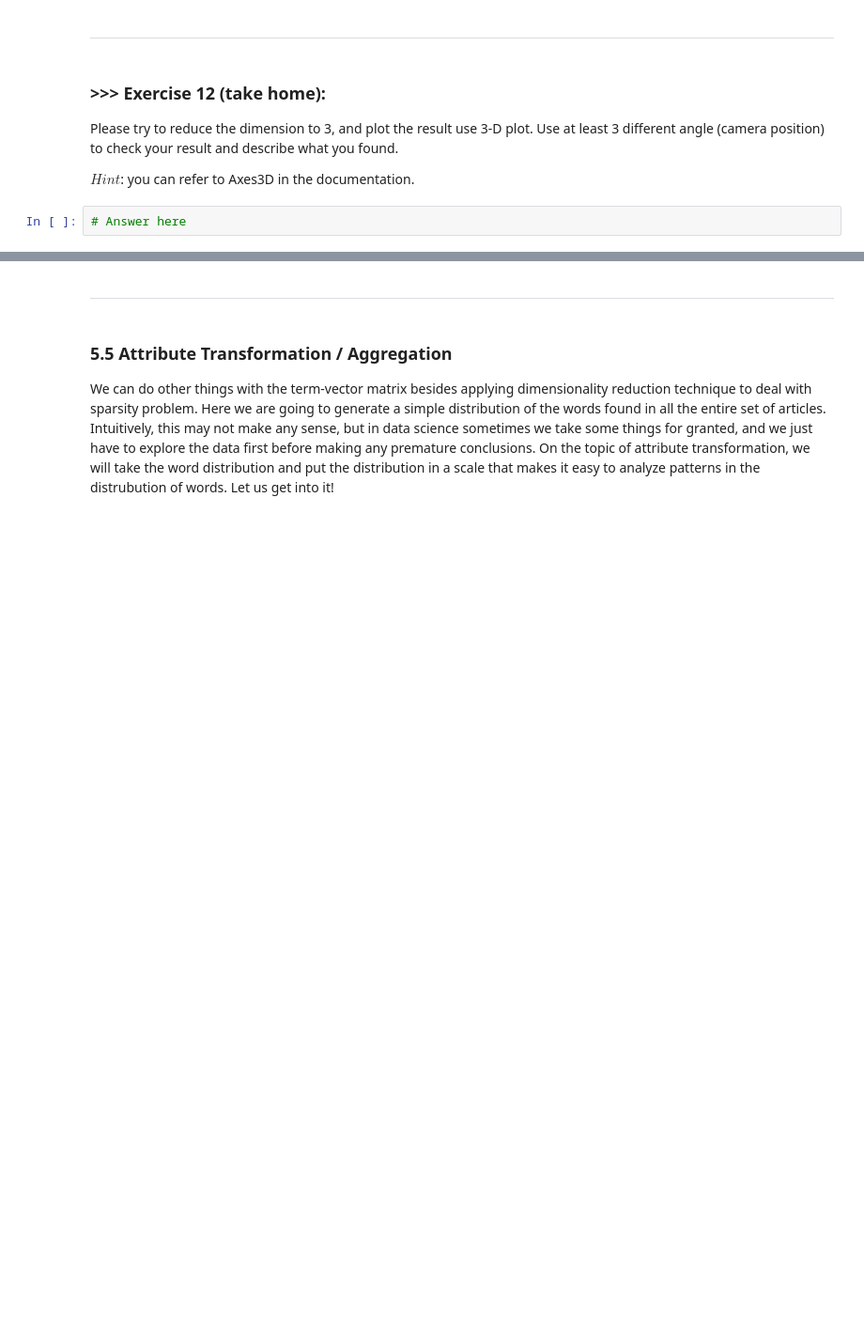
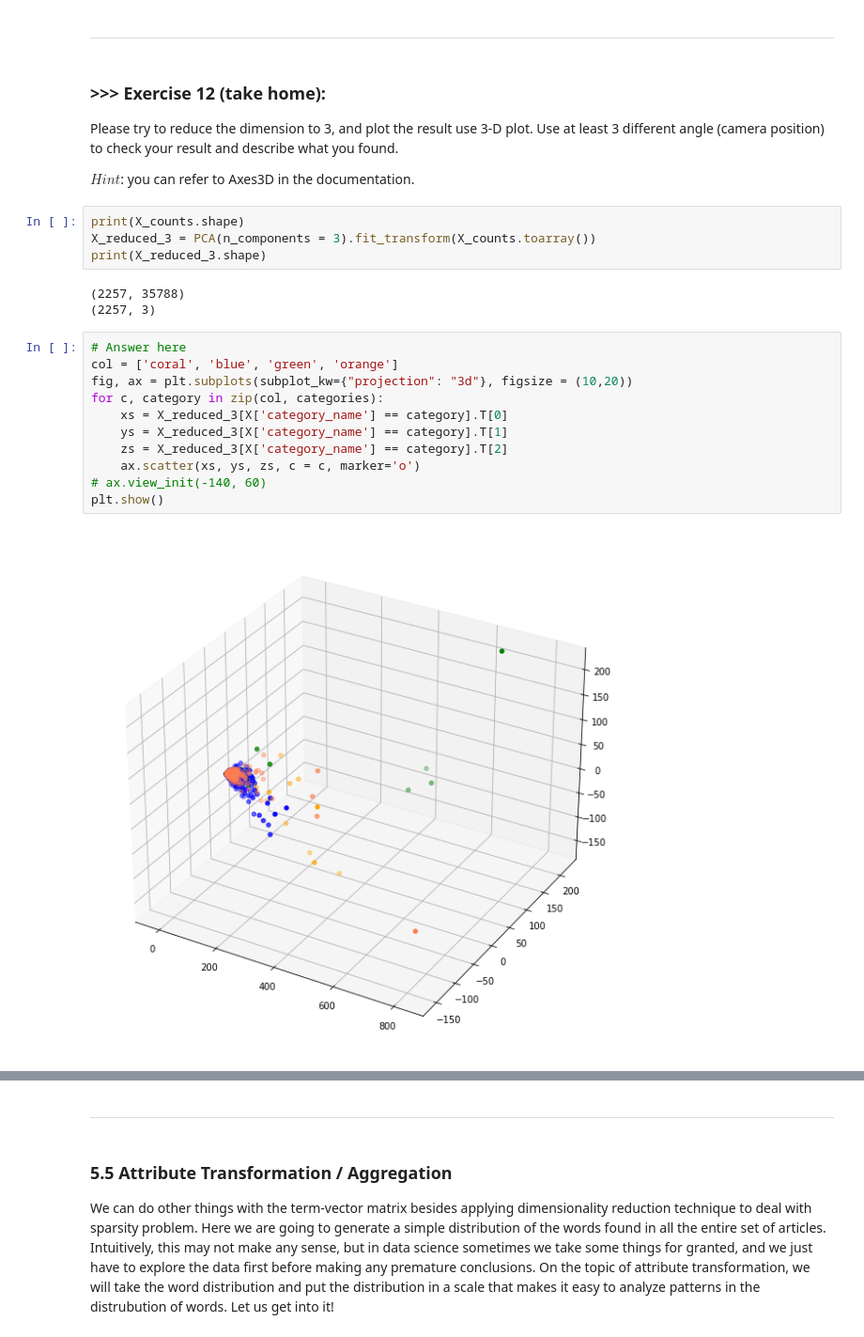
Before and after one commit to sonepanpan/DM2023-Lab1-Master, a Jupyter notebook: DM2023-Lab1-Master.ipynb, the cells around one changed output, grey strips where cells are left out. Shown at 94% size. Cells and saved outputs as stored; diff of their text form; blank space fills up the shorter version.

```diff
--- a/DM2023-Lab1-Master.ipynb
+++ b/DM2023-Lab1-Master.ipynb
@@ -1138,5 +1364,23 @@ From the 2D visualization above, we can see a slight "hint of separation in the
 Please try to reduce the dimension to 3, and plot the result use 3-D plot. Use at least 3 different angle (camera position) to check your result and describe what you found.
 
 $Hint$: you can refer to Axes3D in the documentation.
-# %%
-# Answer here
+# %%
+print(X_counts.shape)
+X_reduced_3 = PCA(n_components = 3).fit_transform(X_counts.toarray())
+print(X_reduced_3.shape)
+# %% [output]
+(2257, 35788)
+(2257, 3)
+# %%
+# Answer here
+col = ['coral', 'blue', 'green', 'orange']
+fig, ax = plt.subplots(subplot_kw={"projection": "3d"}, figsize = (10,20))
+for c, category in zip(col, categories):
+    xs = X_reduced_3[X['category_name'] == category].T[0]
+    ys = X_reduced_3[X['category_name'] == category].T[1]
+    zs = X_reduced_3[X['category_name'] == category].T[2]
+    ax.scatter(xs, ys, zs, c = c, marker='o')
+# ax.view_init(-140, 60)
+plt.show()
+# %% [output]
+[figure, added]
```
Also changed, not shown: parts of 71 cells of this notebook, 10 other files.
